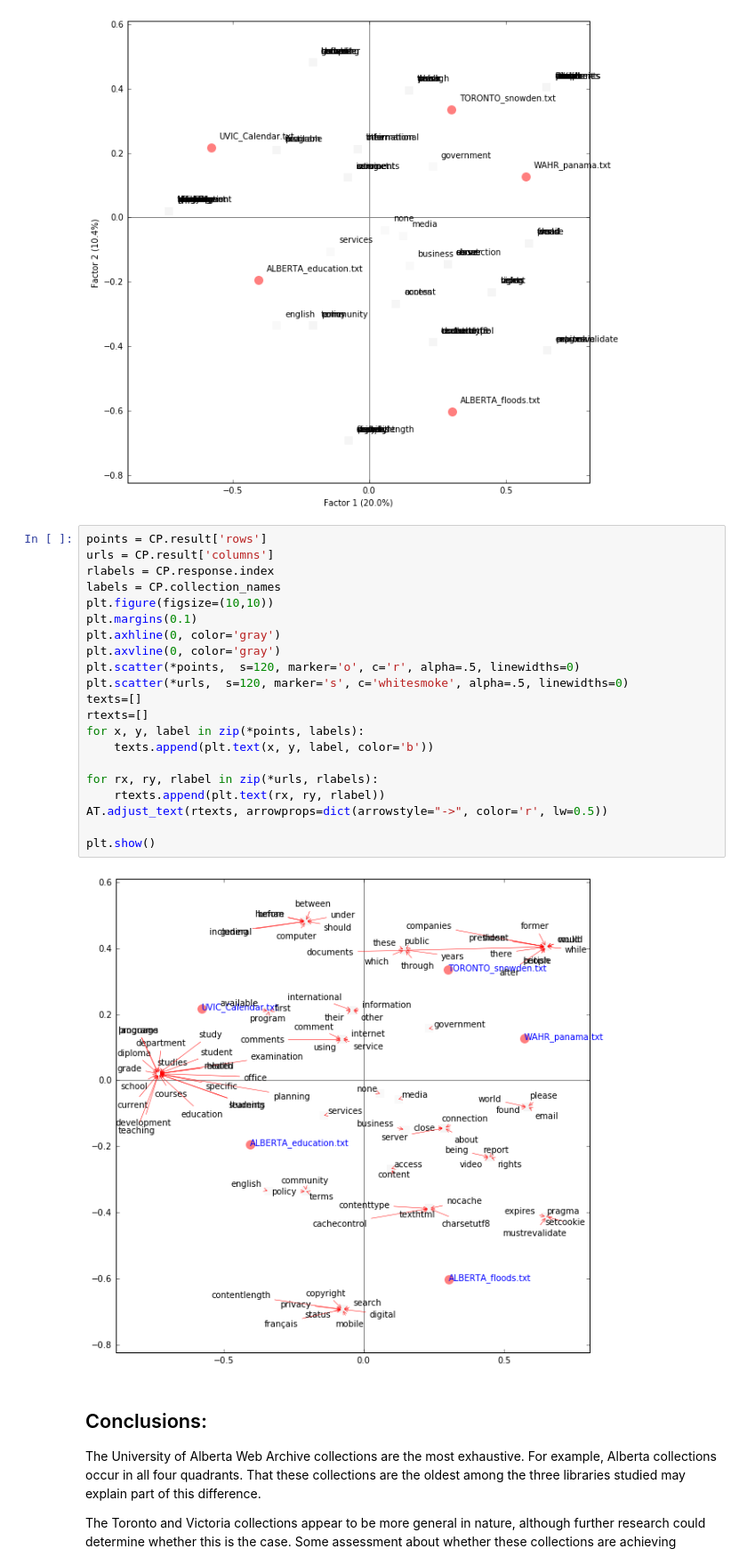
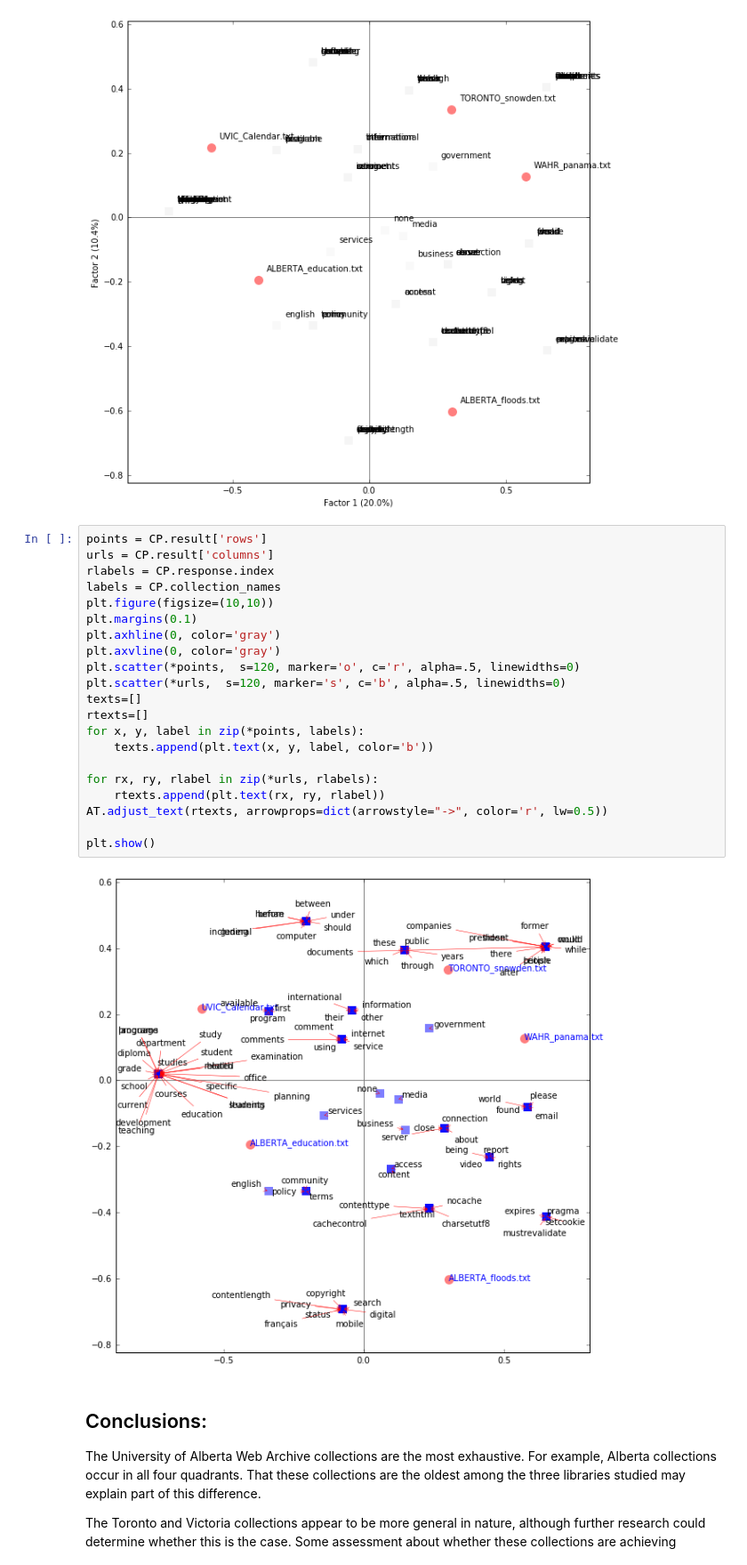
Before and after one commit to web-archive-group/WALK, a Jupyter notebook: Compare/Using_Compare_to_Evaluate_Web_Archive_Collections.ipynb, the cells around one changed output. Shown: that part at 89% size. Drawn from its saved outputs; the diff is of its cells as text.

```diff
--- a/Compare/Using_Compare_to_Evaluate_Web_Archive_Collections.ipynb
+++ b/Compare/Using_Compare_to_Evaluate_Web_Archive_Collections.ipynb
@@ -382,26 +384,26 @@ ALBERTA_education.txt
 # %%
 points = CP.result['rows']
 urls = CP.result['columns']
 rlabels = CP.response.index
 labels = CP.collection_names
 plt.figure(figsize=(10,10))
 plt.margins(0.1)
 plt.axhline(0, color='gray')
 plt.axvline(0, color='gray')
 plt.scatter(*points,  s=120, marker='o', c='r', alpha=.5, linewidths=0)
-plt.scatter(*urls,  s=120, marker='s', c='whitesmoke', alpha=.5, linewidths=0)
+plt.scatter(*urls,  s=120, marker='s', c='b', alpha=.5, linewidths=0)
 texts=[]
 rtexts=[]
 for x, y, label in zip(*points, labels):
     texts.append(plt.text(x, y, label, color='b'))
 
 for rx, ry, rlabel in zip(*urls, rlabels):
     rtexts.append(plt.text(rx, ry, rlabel))
 AT.adjust_text(rtexts, arrowprops=dict(arrowstyle="->", color='r', lw=0.5))
 
 plt.show()
 # %% [output]
-[figure, old version]
+[figure, new version]
 # %% [markdown]
 ## Conclusions:
 
```
Also changed, not shown: parts of 5 cells of this notebook, 12 other files.
